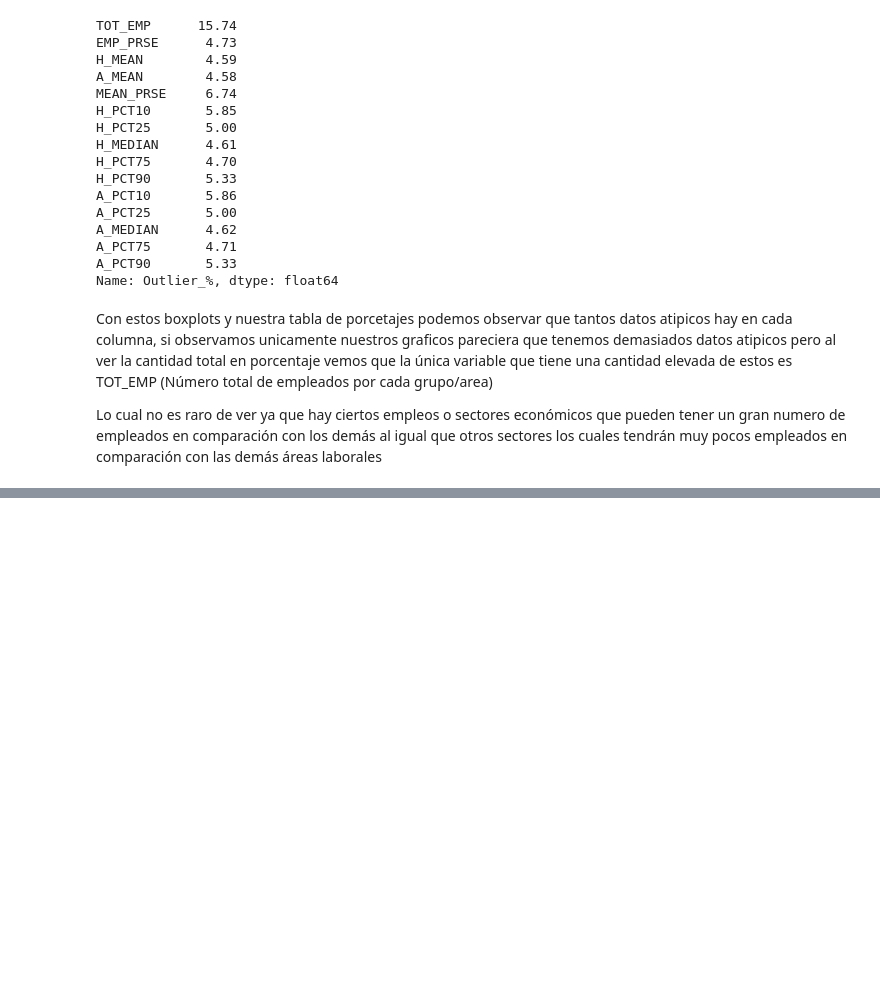
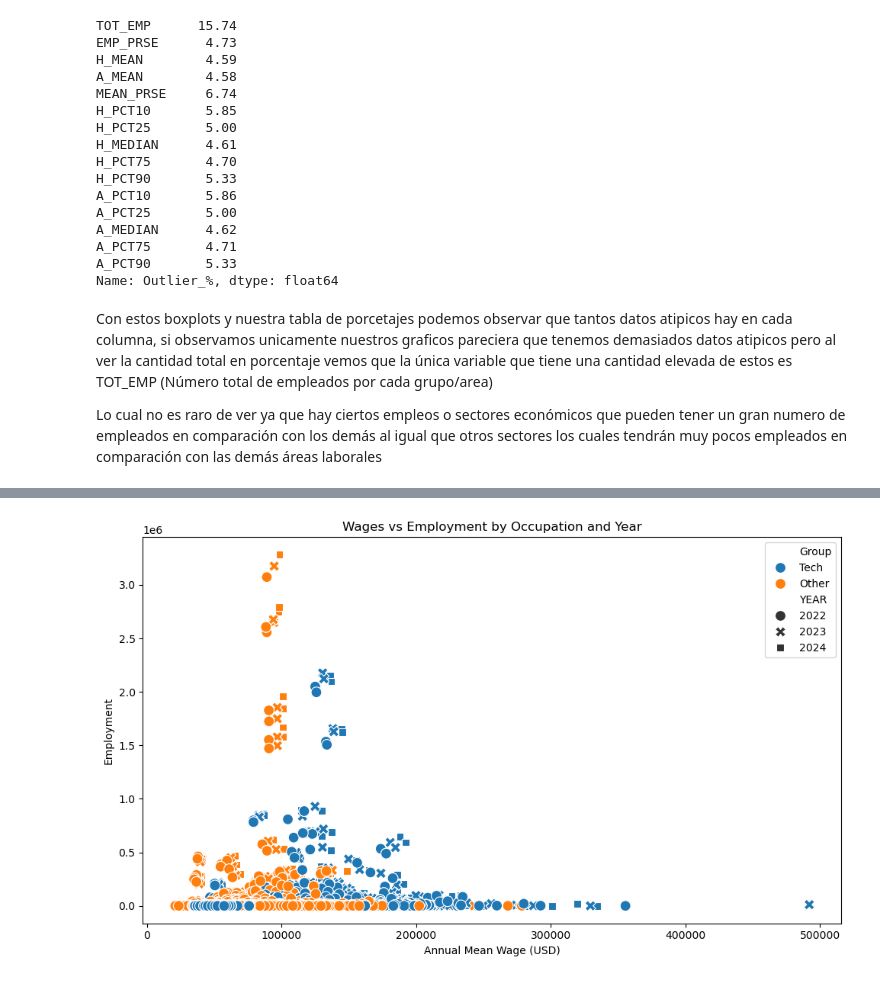
Before and after one commit to 1JuL/proyecto_final_hbd, a Jupyter notebook: proyecto_hdb.ipynb, the cells around one changed output, grey strips where cells are left out. Cells and saved outputs as stored; diff of their text form; code cells hidden in the pictures; blank space fills up the shorter version.

```diff
--- a/proyecto_hdb.ipynb
+++ b/proyecto_hdb.ipynb
@@ -514,0 +676,12 @@ Lo cual no es raro de ver ya que hay ciertos empleos o sectores económicos que
+# %%
+plt.figure(figsize=(10,6))
+sns.scatterplot(
+    data=df_filtered, x='A_MEAN', y='TOT_EMP', hue='Group', style='YEAR', s=100
+)
+plt.title("Wages vs Employment by Occupation and Year")
+plt.xlabel("Annual Mean Wage (USD)")
+plt.ylabel("Employment")
+plt.tight_layout()
+plt.show()
+# %% [output]
+[figure, added]
```
Also changed, not shown: parts of 9 cells of this notebook.
